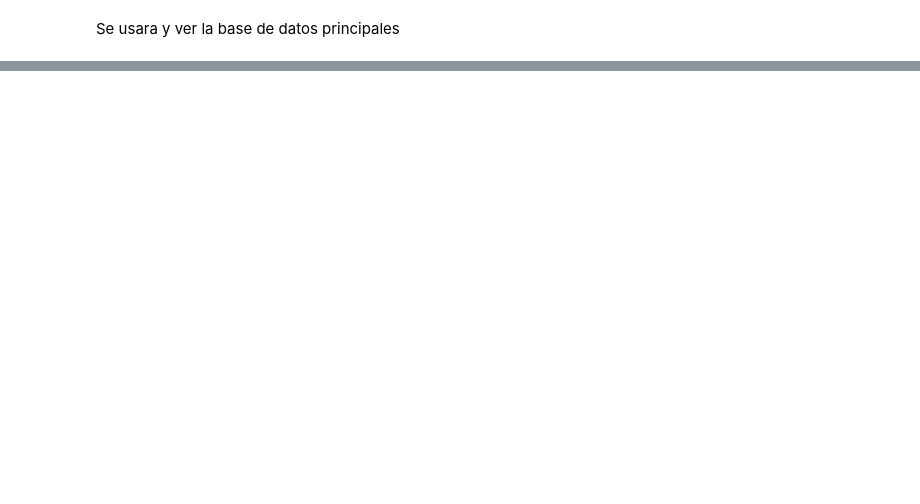
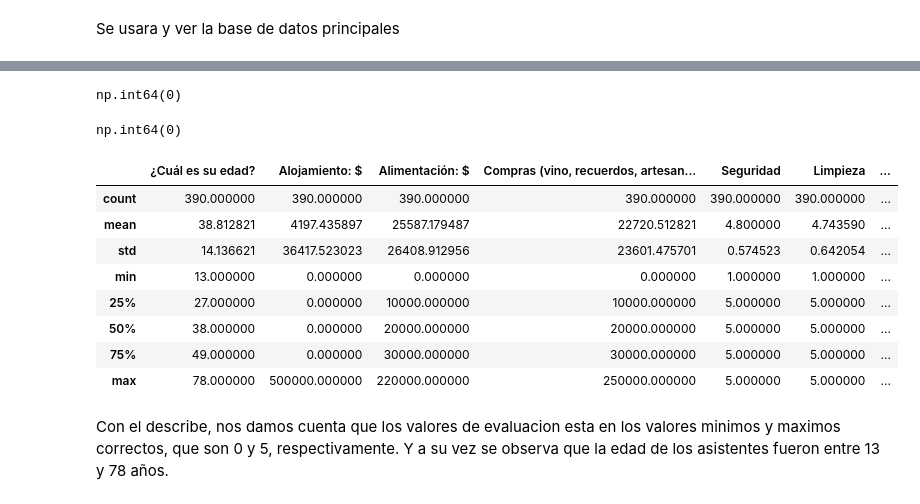
Before and after one commit to hmfc2/Proyect-EDA, a Jupyter notebook: Proyecto Capstone/EDA_encuesta_vendimia.ipynb, the cells around one changed output, grey strips where cells are left out. Drawn from its saved outputs; the diff is of its cells as text; code cells hidden in the pictures; blank space fills up the shorter version.

```diff
--- a/Proyecto Capstone/EDA_encuesta_vendimia.ipynb
+++ b/Proyecto Capstone/EDA_encuesta_vendimia.ipynb
@@ -458,0 +144,30 @@ print ("startup")
+# %%
+# La columna de genero tiene 390 nulos, significa que nadie respondio, entonces se elimina
+vendimia = vendimia.drop(columns=["¿Con qué género se identifica usted?"])
+# %%
+# Ver si hay duplicados en la tabla
+vendimia.duplicated().sum()
+# %% [output]
+np.int64(0)
+# %%
+#Revisar codigos especiale ssi se encuentran.
+(vendimia == 999).sum().sum()
+
+(vendimia == -1).sum().sum()
+# %% [output]
+np.int64(0)
+# %%
+#Se realiza un describe para ver si hay datos raros.
+vendimia.describe()
+# %% [output]
+|  | ¿Cuál es su edad? | Alojamiento: $ | Alimentación: $ | Compras (vino, recuerdos, artesan... | Seguridad | Limpieza | ... |
+| count | 390.000000 | 390.000000 | 390.000000 | 390.000000 | 390.000000 | 390.000000 | ... |
+| mean | 38.812821 | 4197.435897 | 25587.179487 | 22720.512821 | 4.800000 | 4.743590 | ... |
+| std | 14.136621 | 36417.523023 | 26408.912956 | 23601.475701 | 0.574523 | 0.642054 | ... |
+| min | 13.000000 | 0.000000 | 0.000000 | 0.000000 | 1.000000 | 1.000000 | ... |
+| 25% | 27.000000 | 0.000000 | 10000.000000 | 10000.000000 | 5.000000 | 5.000000 | ... |
+| 50% | 38.000000 | 0.000000 | 20000.000000 | 20000.000000 | 5.000000 | 5.000000 | ... |
+| 75% | 49.000000 | 0.000000 | 30000.000000 | 30000.000000 | 5.000000 | 5.000000 | ... |
+| max | 78.000000 | 500000.000000 | 220000.000000 | 250000.000000 | 5.000000 | 5.000000 | ... |
+# %% [markdown]
+Con el describe, nos damos cuenta que los valores de evaluacion esta en los valores minimos y maximos correctos, que son 0 y 5, respectivamente. Y a su vez se observa que la edad de los asistentes fueron entre 13 y 78 años.
```
Also changed, not shown: parts of 54 cells of this notebook, 2 other files.
